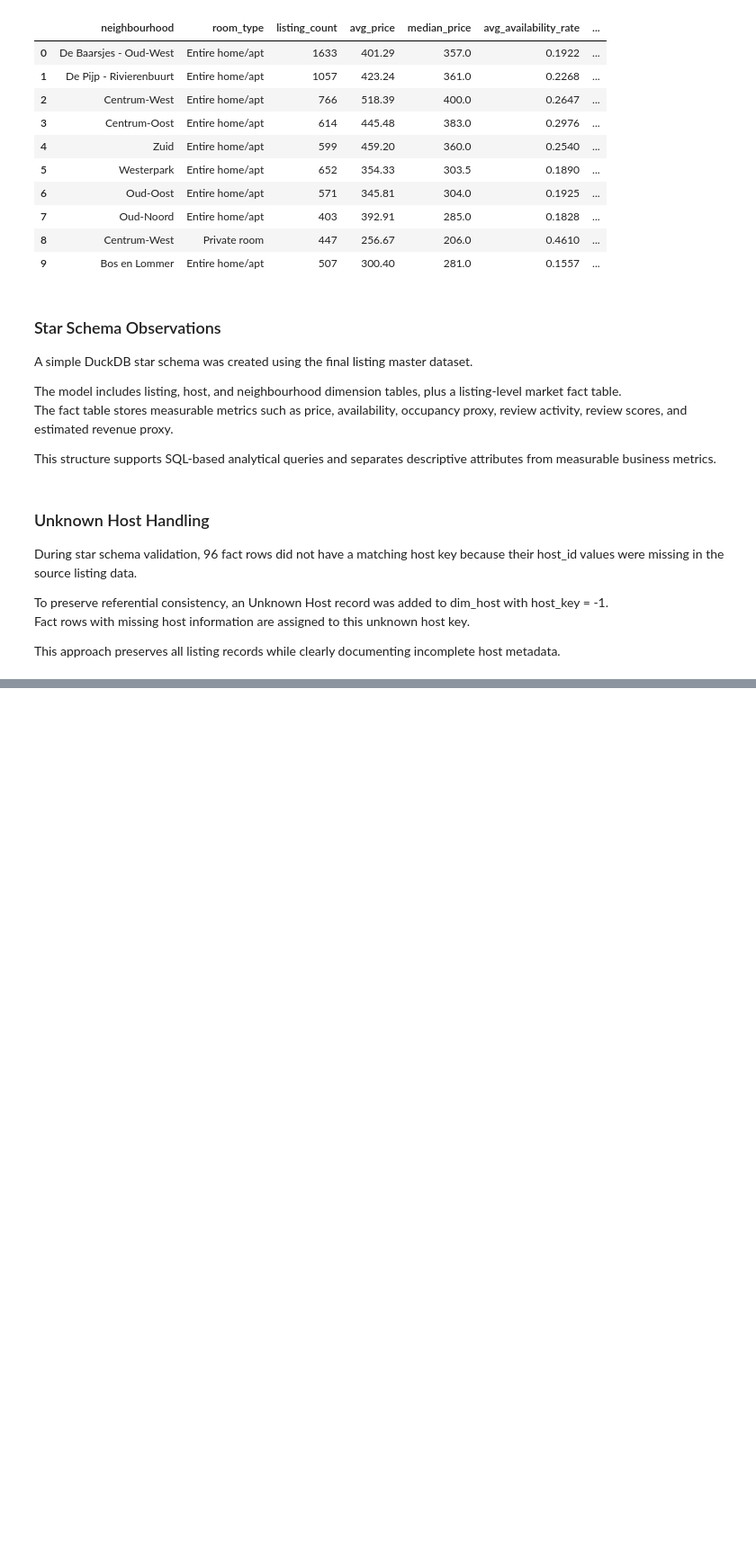
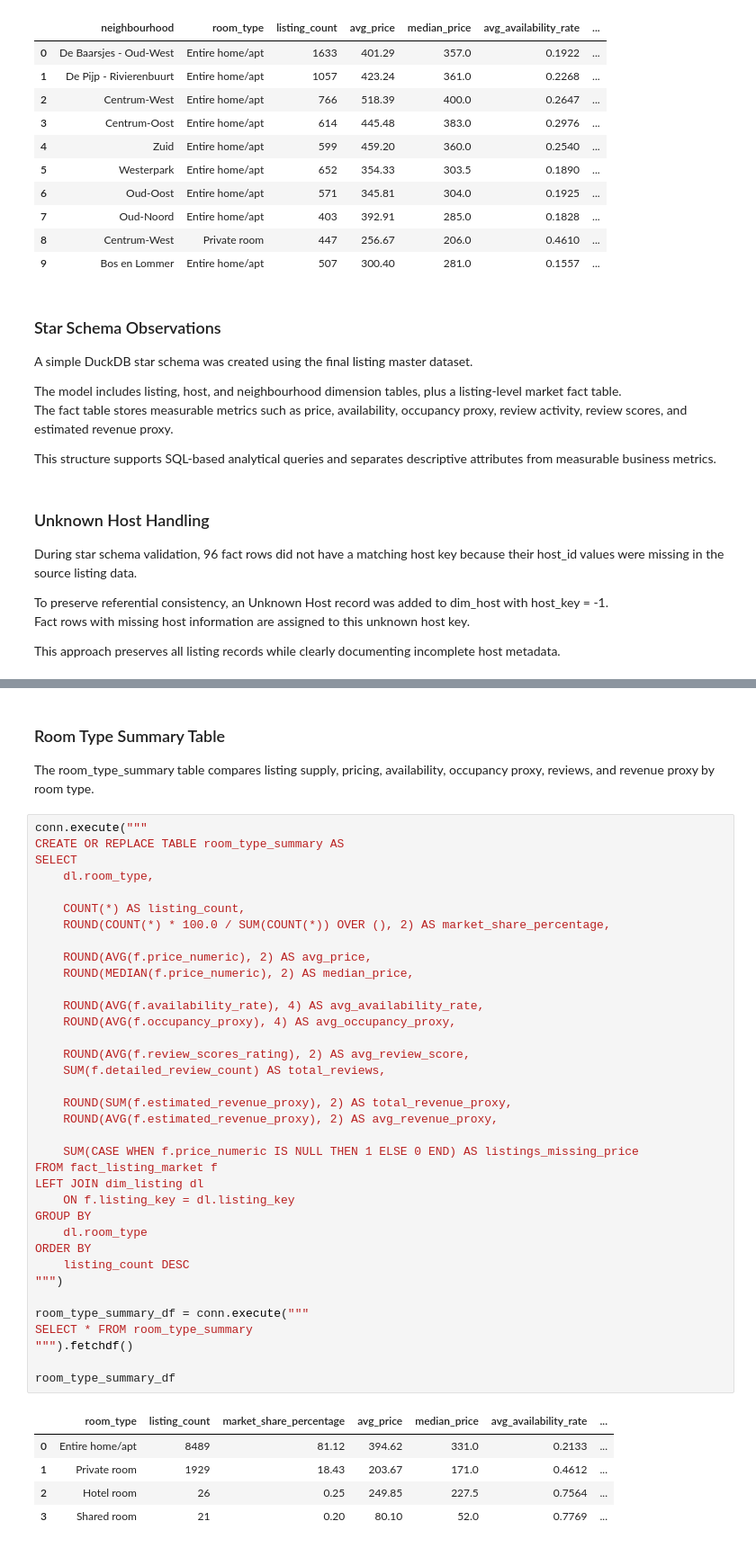
Before and after one commit to Tnadeeja/Inside-Airbnb-Market-Intelligence-Platform-Data-Engineering-Analytics-AI, a Jupyter notebook: notebooks/02_duckdb_warehouse.ipynb, the cells around one changed output, grey strips where cells are left out. Shown at 90% size. Saved outputs shown, nothing was run; the diff lists cells and outputs as text; blank space fills up the shorter version.

```diff
--- a/notebooks/02_duckdb_warehouse.ipynb
+++ b/notebooks/02_duckdb_warehouse.ipynb
@@ -417,0 +492,46 @@ This approach preserves all listing records while clearly documenting incomplete
+# %% [markdown]
+### Room Type Summary Table
+
+The room_type_summary table compares listing supply, pricing, availability, occupancy proxy, reviews, and revenue proxy by room type.
+# %%
+conn.execute("""
+CREATE OR REPLACE TABLE room_type_summary AS
+SELECT
+    dl.room_type,
+
+    COUNT(*) AS listing_count,
+    ROUND(COUNT(*) * 100.0 / SUM(COUNT(*)) OVER (), 2) AS market_share_percentage,
+
+    ROUND(AVG(f.price_numeric), 2) AS avg_price,
+    ROUND(MEDIAN(f.price_numeric), 2) AS median_price,
+
+    ROUND(AVG(f.availability_rate), 4) AS avg_availability_rate,
+    ROUND(AVG(f.occupancy_proxy), 4) AS avg_occupancy_proxy,
+
+    ROUND(AVG(f.review_scores_rating), 2) AS avg_review_score,
+    SUM(f.detailed_review_count) AS total_reviews,
+
+    ROUND(SUM(f.estimated_revenue_proxy), 2) AS total_revenue_proxy,
+    ROUND(AVG(f.estimated_revenue_proxy), 2) AS avg_revenue_proxy,
+
+    SUM(CASE WHEN f.price_numeric IS NULL THEN 1 ELSE 0 END) AS listings_missing_price
+FROM fact_listing_market f
+LEFT JOIN dim_listing dl
+    ON f.listing_key = dl.listing_key
+GROUP BY
+    dl.room_type
+ORDER BY
+    listing_count DESC
+""")
+
+room_type_summary_df = conn.execute("""
+SELECT * FROM room_type_summary
+""").fetchdf()
+
+room_type_summary_df
+# %% [output]
+|  | room_type | listing_count | market_share_percentage | avg_price | median_price | avg_availability_rate | ... |
+| 0 | Entire home/apt | 8489 | 81.12 | 394.62 | 331.0 | 0.2133 | ... |
+| 1 | Private room | 1929 | 18.43 | 203.67 | 171.0 | 0.4612 | ... |
+| 2 | Hotel room | 26 | 0.25 | 249.85 | 227.5 | 0.7564 | ... |
+| 3 | Shared room | 21 | 0.20 | 80.10 | 52.0 | 0.7769 | ... |
```
Also changed, not shown: parts of 20 cells of this notebook, 6 other files.
